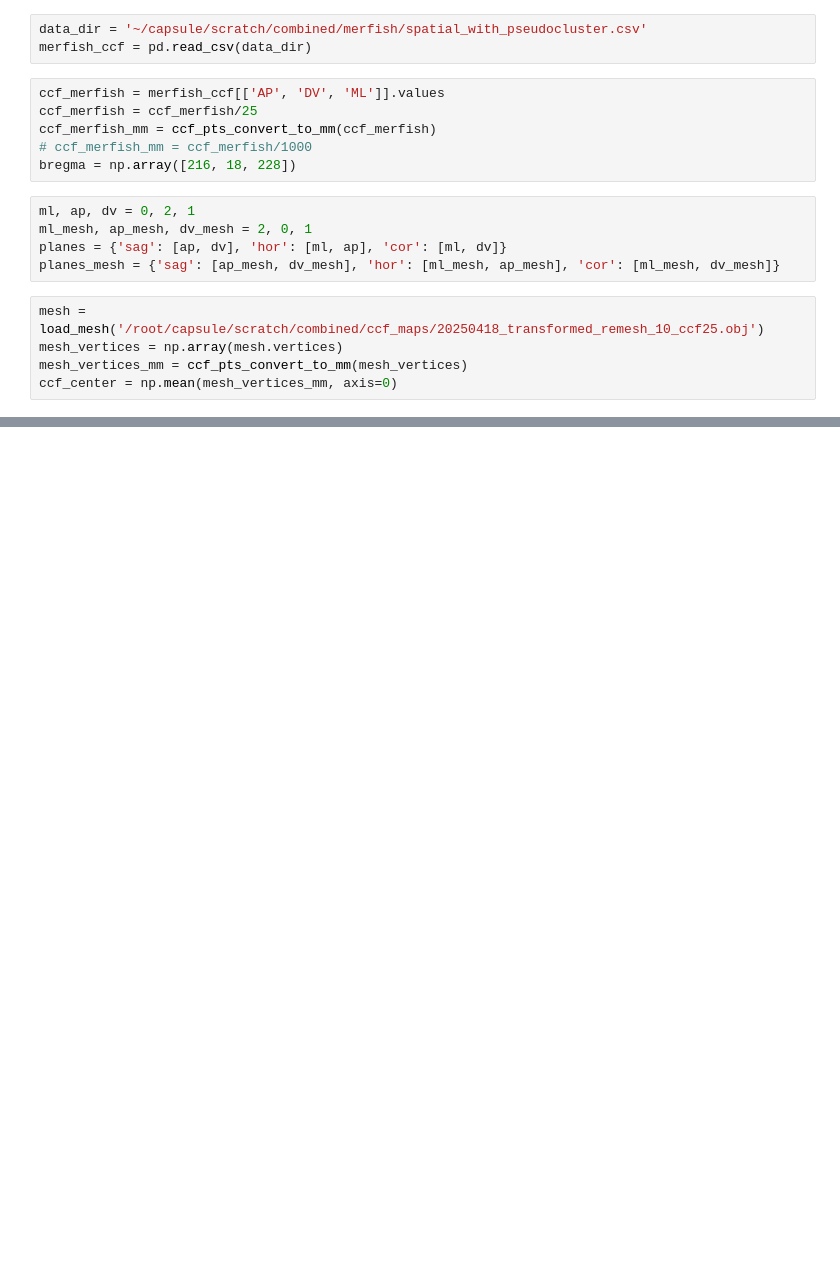
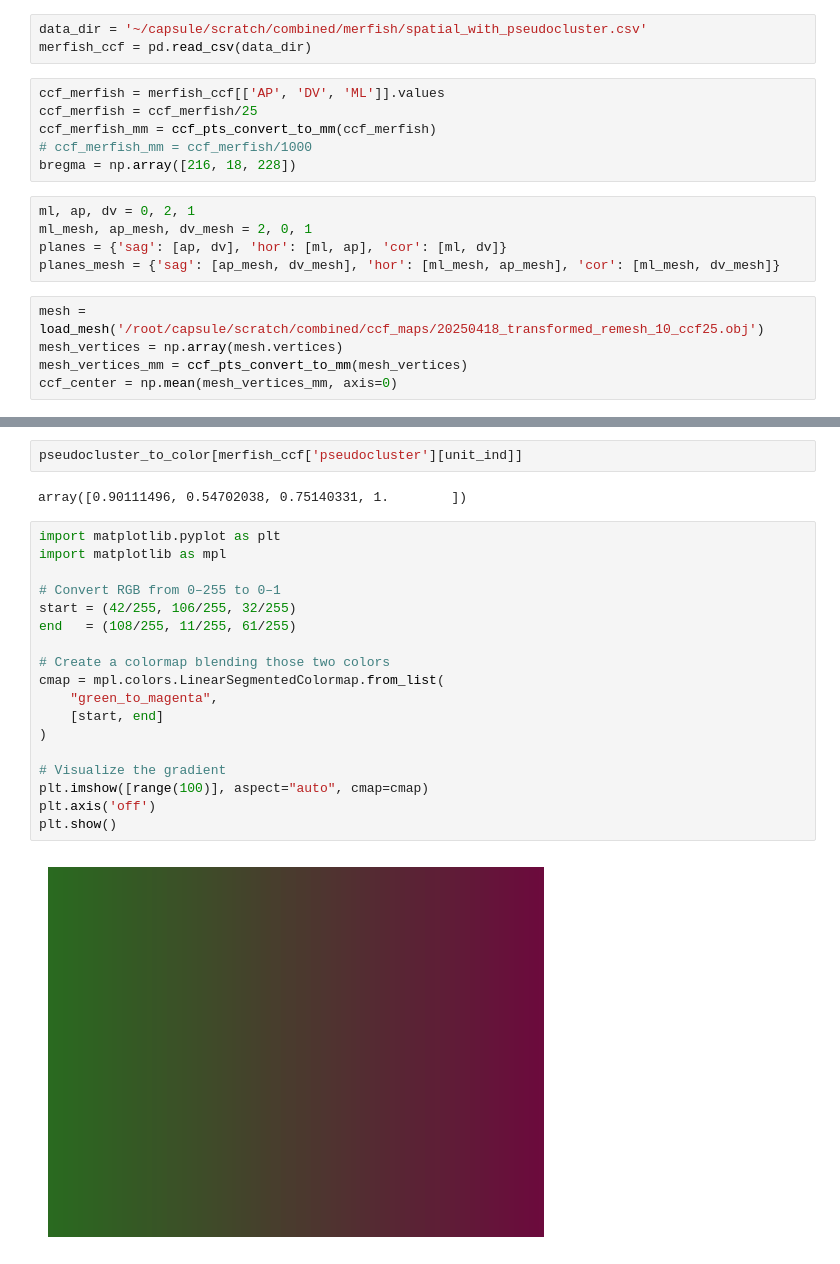
Before and after one commit to AllenNeuralDynamics/aind-beh-ephys-analysis, a Jupyter notebook: code/beh_ephys_analysis/session_combine/merfish.ipynb, the cells around one changed output, grey strips where cells are left out. Cells and saved outputs as stored; diff of their text form; blank space fills up the shorter version.

```diff
--- a/code/beh_ephys_analysis/session_combine/merfish.ipynb
+++ b/code/beh_ephys_analysis/session_combine/merfish.ipynb
@@ -112,0 +188,24 @@ for plane, ax_ind in zip(planes.keys(), range(3)):
+# %%
+pseudocluster_to_color[merfish_ccf['pseudocluster'][unit_ind]]
+# %% [output]
+array([0.90111496, 0.54702038, 0.75140331, 1.        ])
+# %%
+import matplotlib.pyplot as plt
+import matplotlib as mpl
+
+# Convert RGB from 0–255 to 0–1
+start = (42/255, 106/255, 32/255)
+end   = (108/255, 11/255, 61/255)
+
+# Create a colormap blending those two colors
+cmap = mpl.colors.LinearSegmentedColormap.from_list(
+    "green_to_magenta",
+    [start, end]
+)
+
+# Visualize the gradient
+plt.imshow([range(100)], aspect="auto", cmap=cmap)
+plt.axis('off')
+plt.show()
+# %% [output]
+[figure, added]
```
Also changed, not shown: parts of 5 cells of this notebook, 3 other files.
